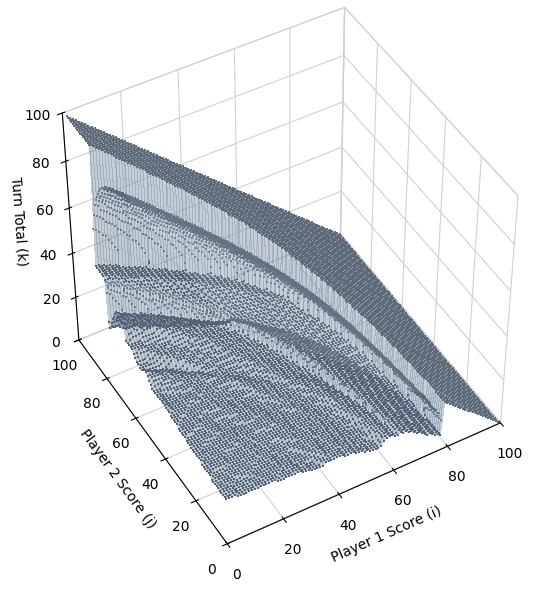
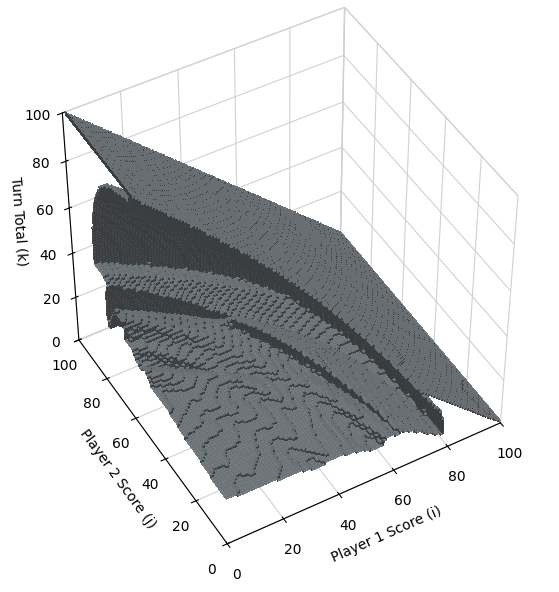
The notebook cell's code change between the first figure and the second:
--- before
+++ after
@@ -1,3 +1,12 @@
-ax = ah.plot_figure3_policy_boundary(full_fig3_data, title=None)
+fig = plt.figure(figsize=(9, 7))
+ax = fig.add_subplot(111, projection="3d")
+
+ah.plot_figure3_policy_boundary(
+    fig3_data,
+    ax=ax,
+    boundary_alpha=0.92,
+)
+
+
 ax.view_init(elev=45, azim=240)
 plt.savefig(figures_dir / "Figure3a.png", bbox_inches='tight', dpi=300)

Commit: update figure 3